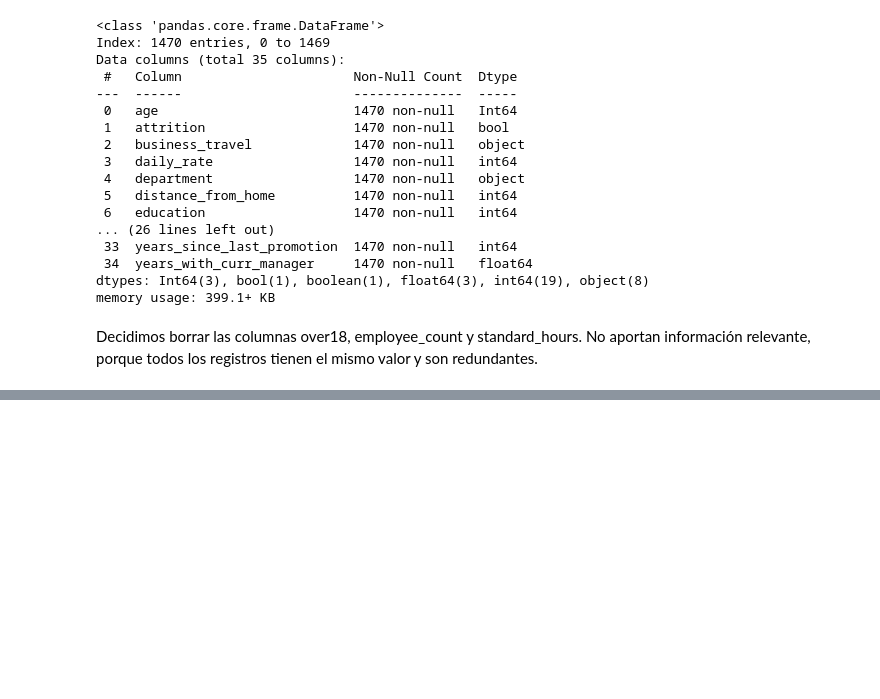
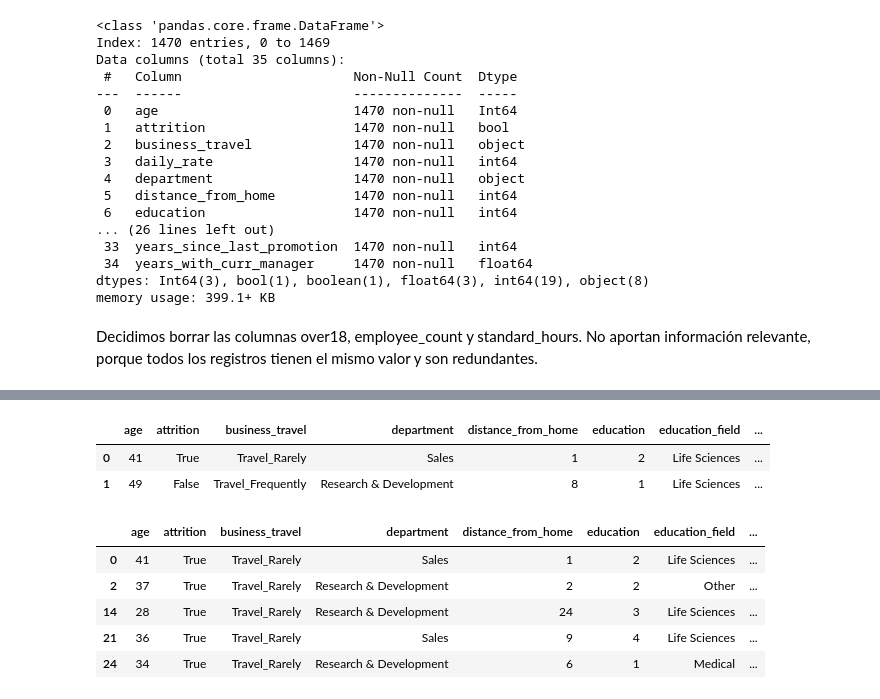
Before and after one commit to eva5ferrer/project-da-promo-63-modulo-3-team-1, a Jupyter notebook: fase1-2-EDA-transformacion.ipynb, the cells around one changed output, grey strips where cells are left out. Drawn from its saved outputs; the diff is of its cells as text; code cells hidden in the pictures; blank space fills up the shorter version.

```diff
--- a/fase1-2-EDA-transformacion.ipynb
+++ b/fase1-2-EDA-transformacion.ipynb
@@ -367,3 +385,3 @@ Convertimos las columnas attrition y over_time a booleanos después de mapear su
 # %%
-df_hr["attrition"] = df_hr["attrition"].str.strip().str.lower().map({"yes": True, "no": False})
-df_hr["over_time"] = df_hr["over_time"].str.strip().str.lower().map({"yes": True, "no": False})
+df_hr["attrition"] = df_hr["attrition"].str.lower().map({"yes": True, "no": False})
+df_hr["over_time"] = df_hr["over_time"].str.lower().map({"yes": True, "no": False})
@@ -846,0 +875,17 @@ memory usage: 364.6+ KB
+# %%
+df_hr.head(2)
+# %% [output]
+|  | age | attrition | business_travel | department | distance_from_home | education | education_field | ... |
+| 0 | 41 | True | Travel_Rarely | Sales | 1 | 2 | Life Sciences | ... |
+| 1 | 49 | False | Travel_Frequently | Research & Development | 8 | 1 | Life Sciences | ... |
+# %%
+mascara_attrition_yes = df_hr["attrition"] == True
+df_hr_attrition_yes = df_hr[mascara_attrition_yes]
+df_hr_attrition_yes.head(5)
+# %% [output]
+|  | age | attrition | business_travel | department | distance_from_home | education | education_field | ... |
+| 0 | 41 | True | Travel_Rarely | Sales | 1 | 2 | Life Sciences | ... |
+| 2 | 37 | True | Travel_Rarely | Research & Development | 2 | 2 | Other | ... |
+| 14 | 28 | True | Travel_Rarely | Research & Development | 24 | 3 | Life Sciences | ... |
+| 21 | 36 | True | Travel_Rarely | Sales | 9 | 4 | Life Sciences | ... |
+| 24 | 34 | True | Travel_Rarely | Research & Development | 6 | 1 | Medical | ... |
```
Also changed, not shown: parts of 28 cells of this notebook, 6 other files.
